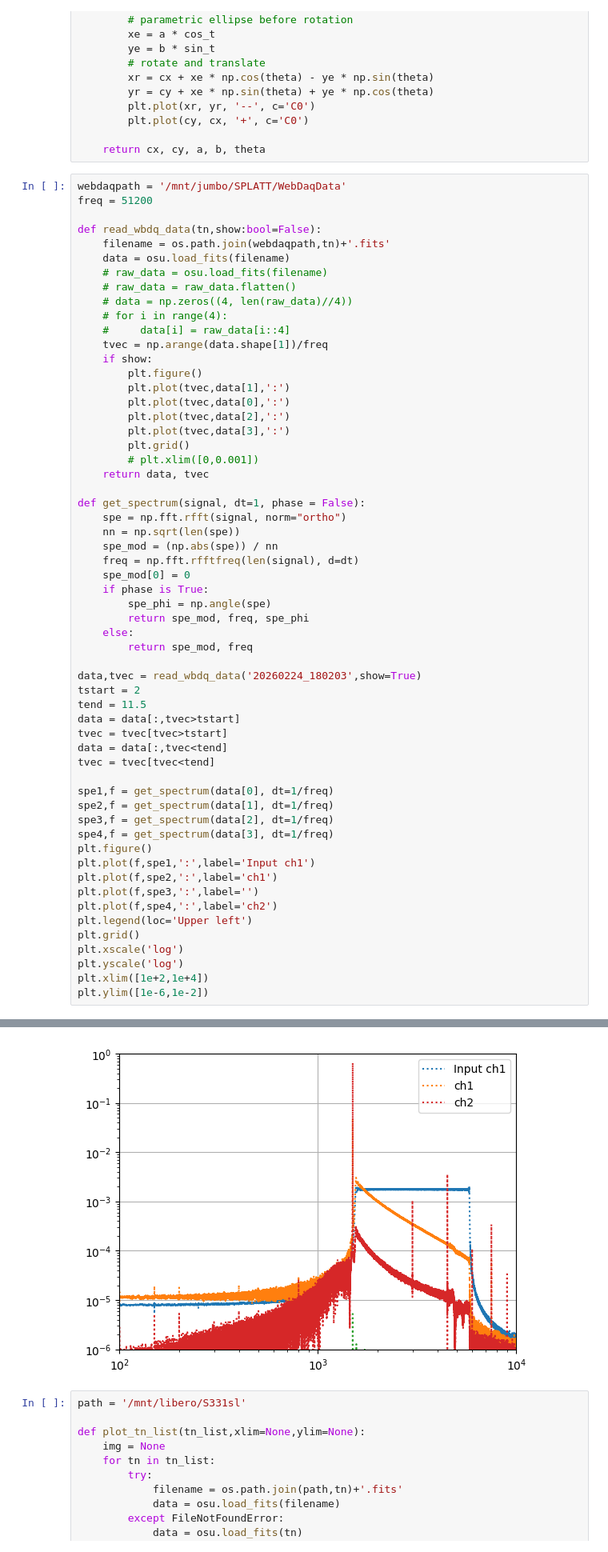
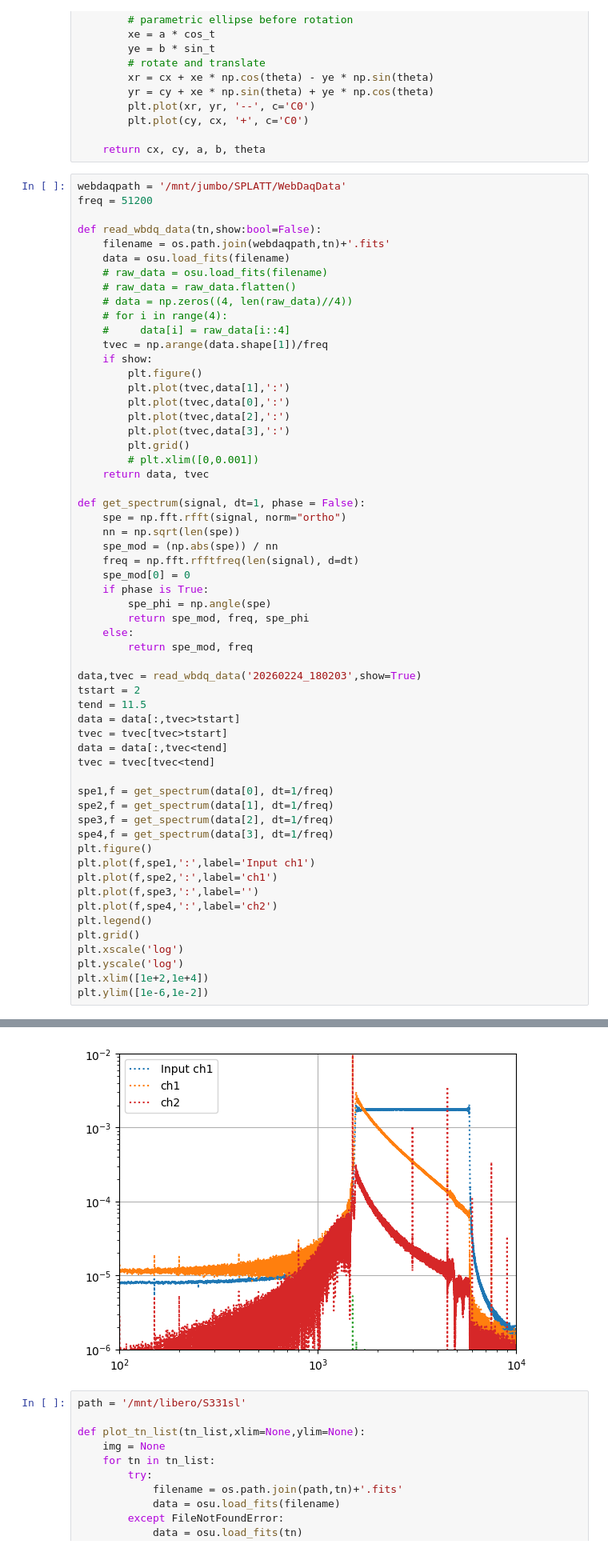
Before and after one commit to runabriguglio/SPLATT, a Jupyter notebook: splattsw/JupyterNotebooks/scratchPiezo.ipynb, the cells around one changed output, grey strips where cells are left out. Shown at 80% size. Cells and saved outputs as stored; diff of their text form.

```diff
--- a/splattsw/JupyterNotebooks/scratchPiezo.ipynb
+++ b/splattsw/JupyterNotebooks/scratchPiezo.ipynb
@@ -264,7 +268,7 @@ plt.plot(f,spe1,':',label='Input ch1')
 plt.plot(f,spe2,':',label='ch1')
 plt.plot(f,spe3,':',label='')
 plt.plot(f,spe4,':',label='ch2')
-plt.legend(loc='Upper left')
+plt.legend()
 plt.grid()
 plt.xscale('log')
 plt.yscale('log')
@@ -275,5 +279,5 @@ plt.ylim([1e-6,1e-2])
 [figure]
-[figure, old version]
+[figure, new version]
 # %%
 path = '/mnt/libero/S331sl'
 
```
Also changed, not shown: parts of 6 cells of this notebook.
